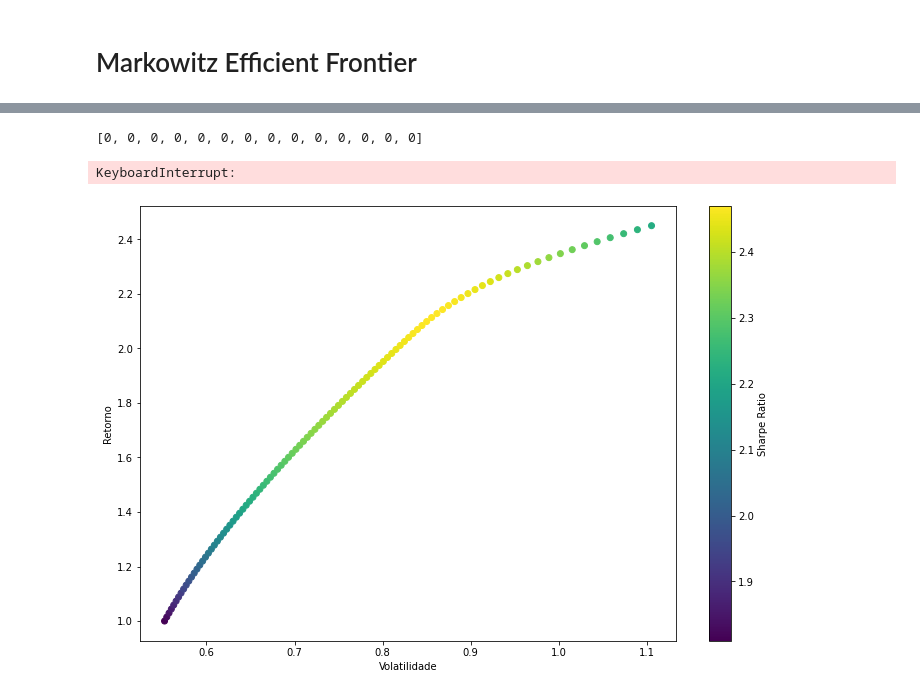
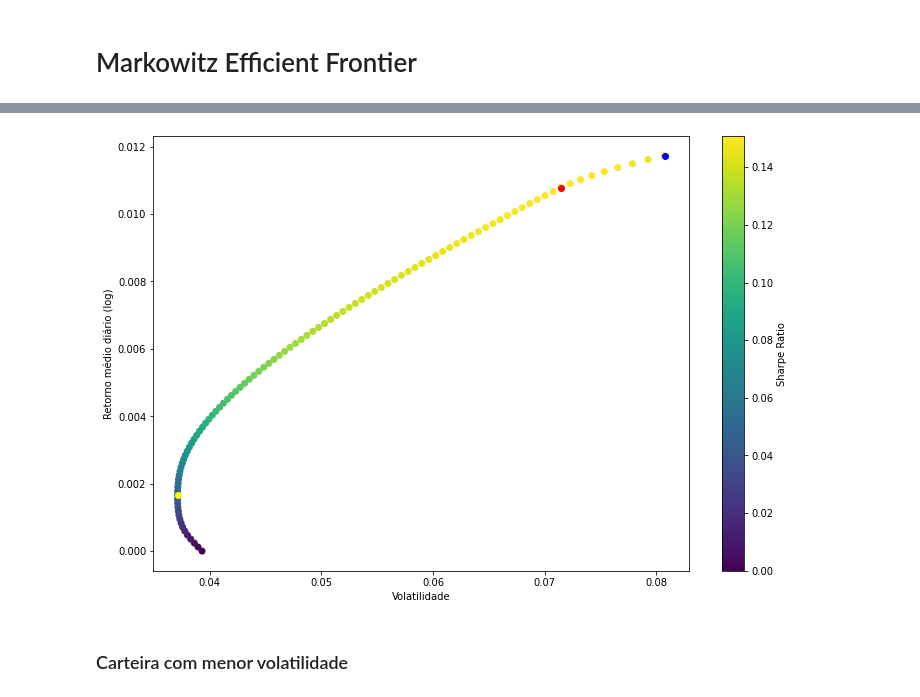
Before and after one commit to lamartinet/cripto, a Jupyter notebook: portfolio/src/otimizacao_carteiras.ipynb, the cells around one changed output, grey strips where cells are left out. Saved outputs shown, nothing was run; the diff lists cells and outputs as text; code cells hidden in the pictures.

```diff
--- a/portfolio/src/otimizacao_carteiras.ipynb
+++ b/portfolio/src/otimizacao_carteiras.ipynb
@@ -68,0 +49,6 @@ precos
+# %%
+precos = carregar_dados()
+simbolos = precos.columns.tolist()
+variacao_precos = calcular_variacao_precos_log(precos)
+variacao_media = variacao_precos.mean() # variação média por ativo
+qtd_dias = variacao_precos.count()[0]
@@ -92,36 +62,40 @@ variacao_precos
 # %%
-simbolos = precos.columns.tolist()
 bounds = [(0,1)] * len(simbolos)
 initial_guess = [1 / len(simbolos)] * len(simbolos) # pesos iniciais
+retorno_max = variacao_media.max()
+retorno_min = variacao_media.min()
-# %%
-pesos_retorno_max = [0] * len(simbolos)
-# pesos_retorno_max
-variacao_media.max()
-# %% [output]
-[0, 0, 0, 0, 0, 0, 0, 0, 0, 0, 0, 0, 0, 0]
 # %%
-frontier_y = np.linspace(1, 2.45, 100)
-frontier_x = []
+possiveis_retornos = np.linspace(0, retorno_max, 100) # range entre 0 e variação máxima média diária
+frontier_x = [] # volatilidade
+frontier_y = [] # retorno médio diário
 sharpe_ratio = []
 pesos = []
 
-for possivel_retorno in frontier_y:
+for possivel_retorno in possiveis_retornos:
     cons = ({'type': 'eq', 'fun': lambda x: np.sum(x) - 1},
             {'type':'eq', 'fun': lambda w: calcular_desempenho(w)[0] - possivel_retorno})
     resultado = optimize.minimize(minimize_volatility, initial_guess, method='SLSQP', bounds=bounds, constraints=cons)
-    frontier_x.append(resultado['fun'])
-    sharpe_ratio.append( calcular_desempenho(resultado.x)[2] )
+    desempenho = calcular_desempenho(resultado.x)
+    sharpe_ratio.append( desempenho[2] )
+    frontier_x.append(desempenho[1])
+    frontier_y.append(desempenho[0])
     pesos.append(resultado.x)
-# %% [output]
-KeyboardInterrupt:
+# %%
+sr_max_index = sharpe_ratio.index(max(sharpe_ratio))
+retorno_max_index = frontier_y.index(max(frontier_y))
+volatilidade_min_index = frontier_x.index(min(frontier_x))
 # %%
 plt.figure(figsize=(12,8))
 plt.scatter(frontier_x, frontier_y, c=sharpe_ratio, cmap='viridis')
 plt.colorbar(label='Sharpe Ratio')
 plt.xlabel('Volatilidade')
-plt.ylabel('Retorno')
+plt.ylabel('Retorno médio diário (log)')
 
-# plt.scatter(max_sratio_vol, max_sratio_ret, c='red')#, s=50) # red dot
+plt.scatter(frontier_x[sr_max_index], frontier_y[sr_max_index], c='red')# máximo sharpe ratio
+plt.scatter(frontier_x[retorno_max_index], frontier_y[retorno_max_index], c='blue')# máximo sharpe ratio
+plt.scatter(frontier_x[volatilidade_min_index], frontier_y[volatilidade_min_index], c='yellow')# máximo sharpe ratio
 plt.show()
 # %% [output]
-[figure, old version]
+[figure, new version]
+# %% [markdown]
+### Carteira com menor volatilidade
```
Also changed, not shown: parts of 17 cells of this notebook, 9 other files.
